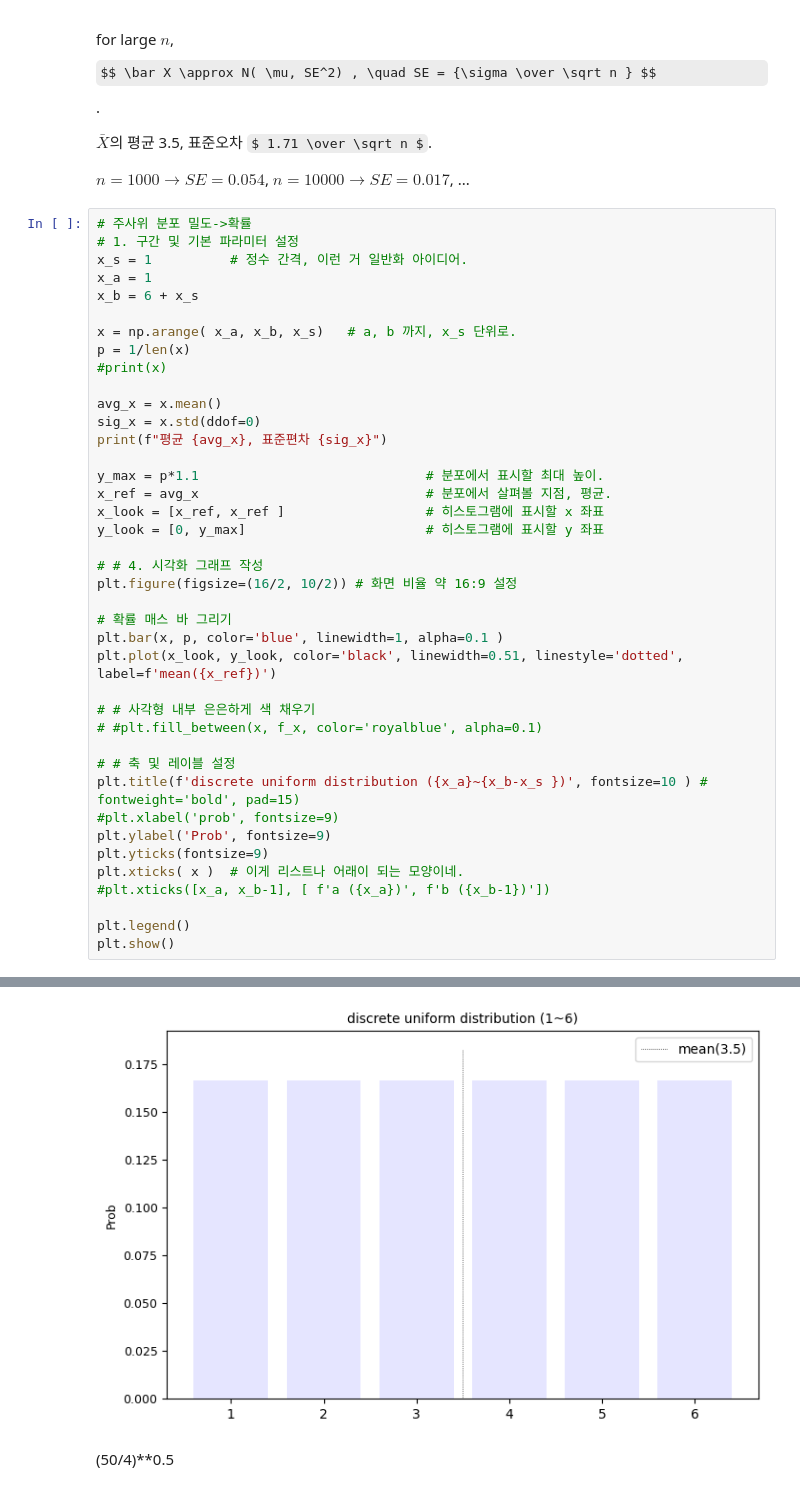
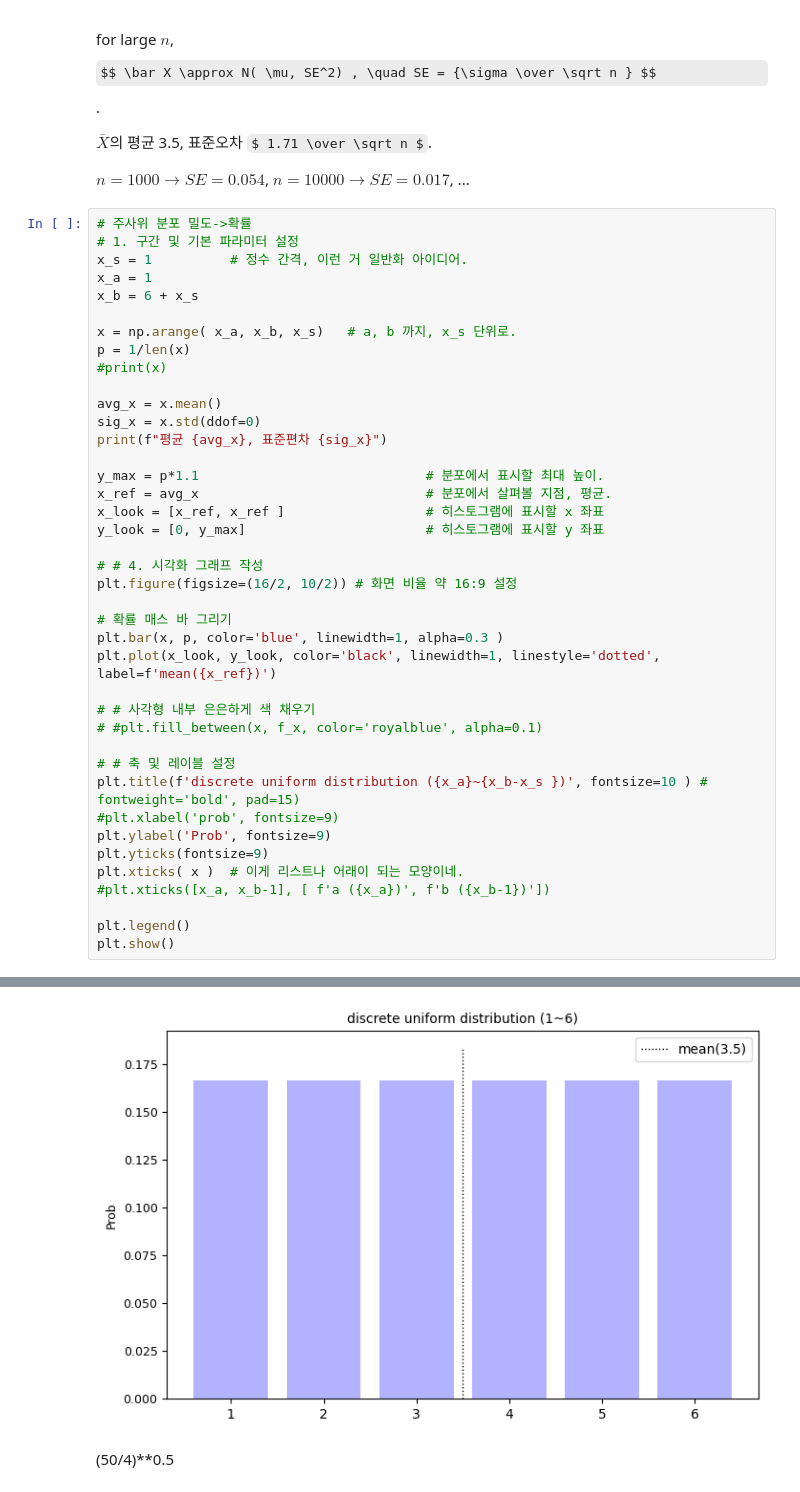
Before and after one commit to bahn28/salad, a Jupyter notebook: a07_3_uniform.ipynb, the cells around one changed output, grey strips where cells are left out. Cells and saved outputs as stored; diff of their text form; some formulas as TeX source.

```diff
--- a/a07_3_uniform.ipynb
+++ b/a07_3_uniform.ipynb
@@ -120,36 +120,36 @@ p = 1/len(x)
 
 avg_x = x.mean()
 sig_x = x.std(ddof=0)
 print(f"평균 {avg_x}, 표준편차 {sig_x}")
 
 y_max = p*1.1                             # 분포에서 표시할 최대 높이.
 x_ref = avg_x                             # 분포에서 살펴볼 지점, 평균.
 x_look = [x_ref, x_ref ]                  # 히스토그램에 표시할 x 좌표
 y_look = [0, y_max]                       # 히스토그램에 표시할 y 좌표
 
 # # 4. 시각화 그래프 작성
 plt.figure(figsize=(16/2, 10/2)) # 화면 비율 약 16:9 설정
 
 # 확률 매스 바 그리기
-plt.bar(x, p, color='blue', linewidth=1, alpha=0.1 )
-plt.plot(x_look, y_look, color='black', linewidth=0.51, linestyle='dotted', label=f'mean({x_ref})')
+plt.bar(x, p, color='blue', linewidth=1, alpha=0.3 )
+plt.plot(x_look, y_look, color='black', linewidth=1, linestyle='dotted', label=f'mean({x_ref})')
 
 # # 사각형 내부 은은하게 색 채우기
 # #plt.fill_between(x, f_x, color='royalblue', alpha=0.1)
 
 # # 축 및 레이블 설정
 plt.title(f'discrete uniform distribution ({x_a}~{x_b-x_s })', fontsize=10 ) # fontweight='bold', pad=15)
 #plt.xlabel('prob', fontsize=9)
 plt.ylabel('Prob', fontsize=9)
 plt.yticks(fontsize=9)
 plt.xticks( x )  # 이게 리스트나 어래이 되는 모양이네.
 #plt.xticks([x_a, x_b-1], [ f'a ({x_a})', f'b ({x_b-1})'])
 
 plt.legend()
 plt.show()
 # %% [output]
 평균 3.5, 표준편차 1.707825127659933
-[figure, old version]
+[figure, new version]
 # %% [markdown]
 (50/4)**0.5
 # %%
```
Also changed, not shown: parts of 1 cell of this notebook.
